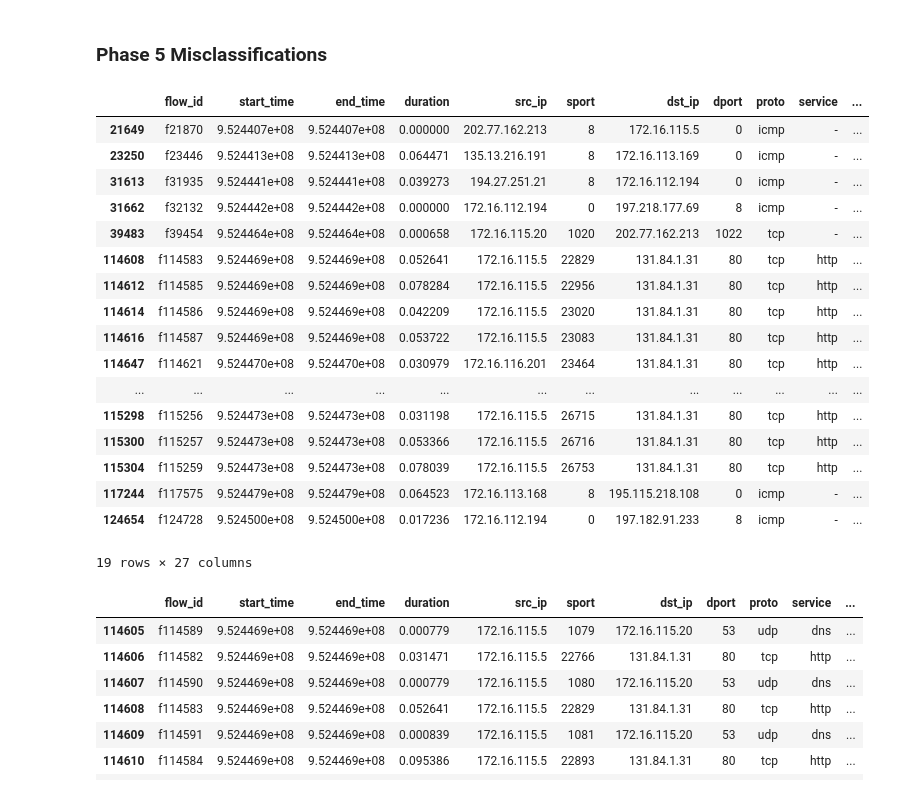
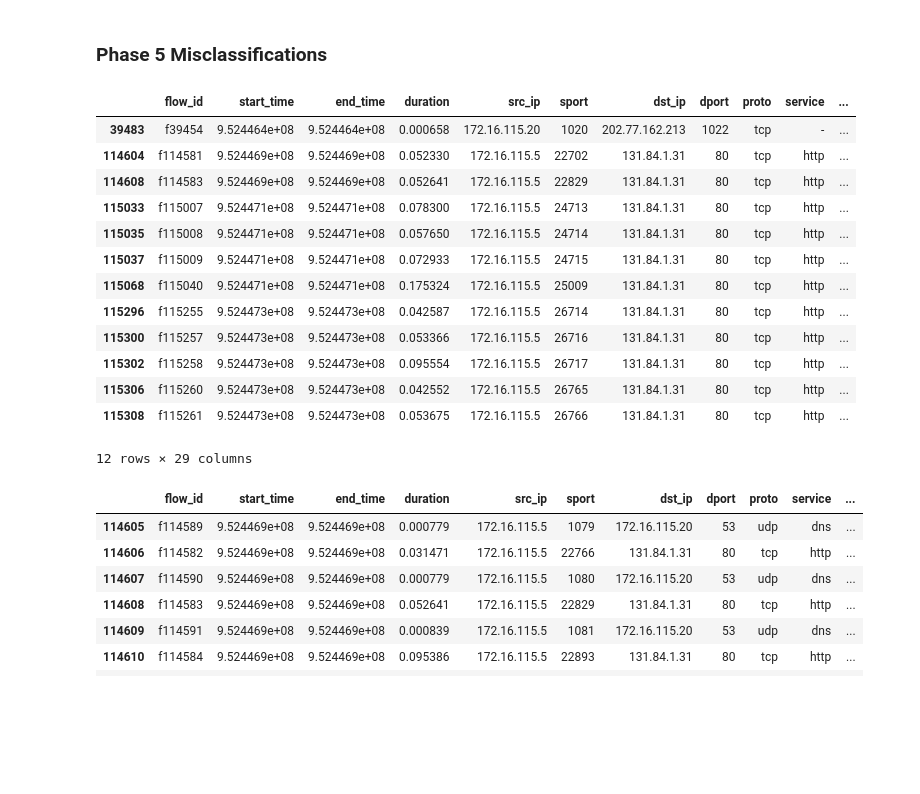
Before and after one commit to sofiaburkow/DeepChronos, a Jupyter notebook: notebooks/analyze_misclassifications.ipynb, the cells around one changed output. Cells and saved outputs as stored; diff of their text form; code cells hidden in the pictures; blank space fills up the shorter version.

```diff
--- a/notebooks/analyze_misclassifications.ipynb
+++ b/notebooks/analyze_misclassifications.ipynb
@@ -119,26 +245,22 @@ pd.crosstab(
 # %% [markdown]
 ### Phase 5 Misclassifications
 # %%
-mis_df
+mis_df[mis_df['phase'] == 5]
 # %% [output]
 |  | flow_id | start_time | end_time | duration | src_ip | sport | dst_ip | dport | proto | service | ... |
-| 21649 | f21870 | 9.524407e+08 | 9.524407e+08 | 0.000000 | 202.77.162.213 | 8 | 172.16.115.5 | 0 | icmp | - | ... |
-| 23250 | f23446 | 9.524413e+08 | 9.524413e+08 | 0.064471 | 135.13.216.191 | 8 | 172.16.113.169 | 0 | icmp | - | ... |
-| 31613 | f31935 | 9.524441e+08 | 9.524441e+08 | 0.039273 | 194.27.251.21 | 8 | 172.16.112.194 | 0 | icmp | - | ... |
-| 31662 | f32132 | 9.524442e+08 | 9.524442e+08 | 0.000000 | 172.16.112.194 | 0 | 197.218.177.69 | 8 | icmp | - | ... |
 | 39483 | f39454 | 9.524464e+08 | 9.524464e+08 | 0.000658 | 172.16.115.20 | 1020 | 202.77.162.213 | 1022 | tcp | - | ... |
+| 114604 | f114581 | 9.524469e+08 | 9.524469e+08 | 0.052330 | 172.16.115.5 | 22702 | 131.84.1.31 | 80 | tcp | http | ... |
 | 114608 | f114583 | 9.524469e+08 | 9.524469e+08 | 0.052641 | 172.16.115.5 | 22829 | 131.84.1.31 | 80 | tcp | http | ... |
-| 114612 | f114585 | 9.524469e+08 | 9.524469e+08 | 0.078284 | 172.16.115.5 | 22956 | 131.84.1.31 | 80 | tcp | http | ... |
-| 114614 | f114586 | 9.524469e+08 | 9.524469e+08 | 0.042209 | 172.16.115.5 | 23020 | 131.84.1.31 | 80 | tcp | http | ... |
-| 114616 | f114587 | 9.524469e+08 | 9.524469e+08 | 0.053722 | 172.16.115.5 | 23083 | 131.84.1.31 | 80 | tcp | http | ... |
-| 114647 | f114621 | 9.524470e+08 | 9.524470e+08 | 0.030979 | 172.16.116.201 | 23464 | 131.84.1.31 | 80 | tcp | http | ... |
-| ... | ... | ... | ... | ... | ... | ... | ... | ... | ... | ... | ... |
-| 115298 | f115256 | 9.524473e+08 | 9.524473e+08 | 0.031198 | 172.16.115.5 | 26715 | 131.84.1.31 | 80 | tcp | http | ... |
+| 115033 | f115007 | 9.524471e+08 | 9.524471e+08 | 0.078300 | 172.16.115.5 | 24713 | 131.84.1.31 | 80 | tcp | http | ... |
+| 115035 | f115008 | 9.524471e+08 | 9.524471e+08 | 0.057650 | 172.16.115.5 | 24714 | 131.84.1.31 | 80 | tcp | http | ... |
+| 115037 | f115009 | 9.524471e+08 | 9.524471e+08 | 0.072933 | 172.16.115.5 | 24715 | 131.84.1.31 | 80 | tcp | http | ... |
+| 115068 | f115040 | 9.524471e+08 | 9.524471e+08 | 0.175324 | 172.16.115.5 | 25009 | 131.84.1.31 | 80 | tcp | http | ... |
+| 115296 | f115255 | 9.524473e+08 | 9.524473e+08 | 0.042587 | 172.16.115.5 | 26714 | 131.84.1.31 | 80 | tcp | http | ... |
 | 115300 | f115257 | 9.524473e+08 | 9.524473e+08 | 0.053366 | 172.16.115.5 | 26716 | 131.84.1.31 | 80 | tcp | http | ... |
-| 115304 | f115259 | 9.524473e+08 | 9.524473e+08 | 0.078039 | 172.16.115.5 | 26753 | 131.84.1.31 | 80 | tcp | http | ... |
-| 117244 | f117575 | 9.524479e+08 | 9.524479e+08 | 0.064523 | 172.16.113.168 | 8 | 195.115.218.108 | 0 | icmp | - | ... |
-| 124654 | f124728 | 9.524500e+08 | 9.524500e+08 | 0.017236 | 172.16.112.194 | 0 | 197.182.91.233 | 8 | icmp | - | ... |
+| 115302 | f115258 | 9.524473e+08 | 9.524473e+08 | 0.095554 | 172.16.115.5 | 26717 | 131.84.1.31 | 80 | tcp | http | ... |
+| 115306 | f115260 | 9.524473e+08 | 9.524473e+08 | 0.042552 | 172.16.115.5 | 26765 | 131.84.1.31 | 80 | tcp | http | ... |
+| 115308 | f115261 | 9.524473e+08 | 9.524473e+08 | 0.053675 | 172.16.115.5 | 26766 | 131.84.1.31 | 80 | tcp | http | ... |
-19 rows × 27 columns
+12 rows × 29 columns
 # %%
 start_index = 114605
 indices = range(start_index, start_index+20)
```
Also changed, not shown: parts of 30 cells of this notebook.
